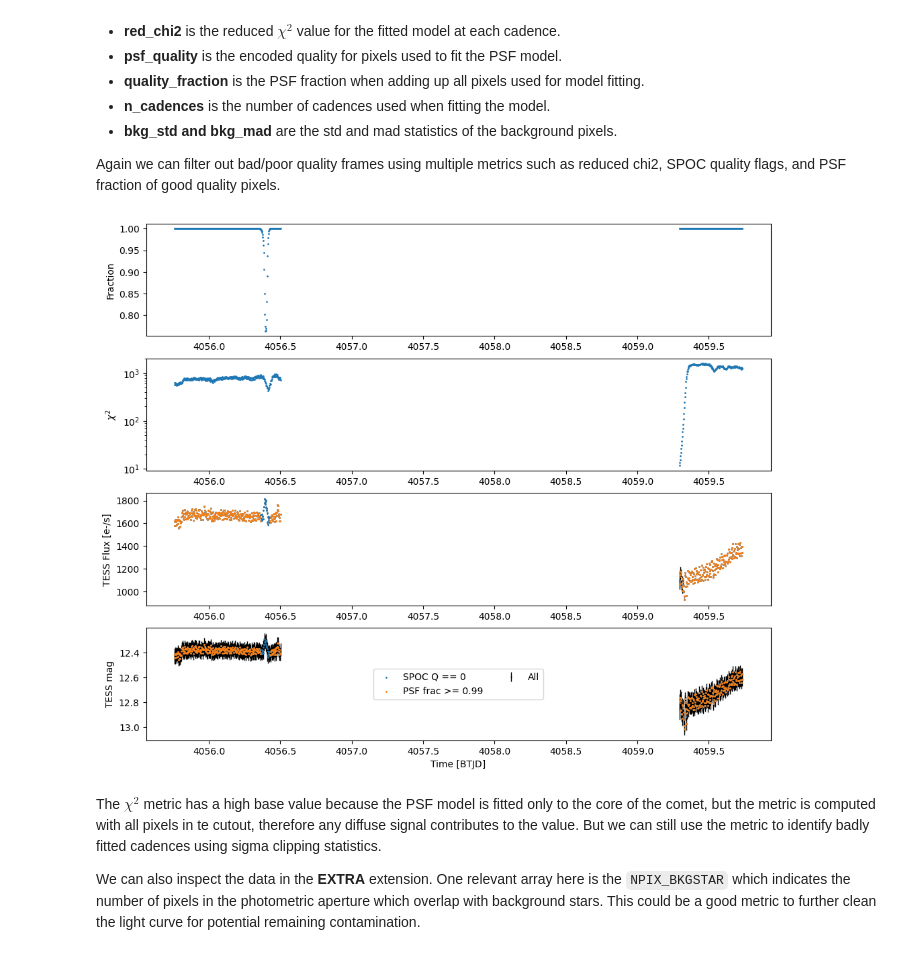
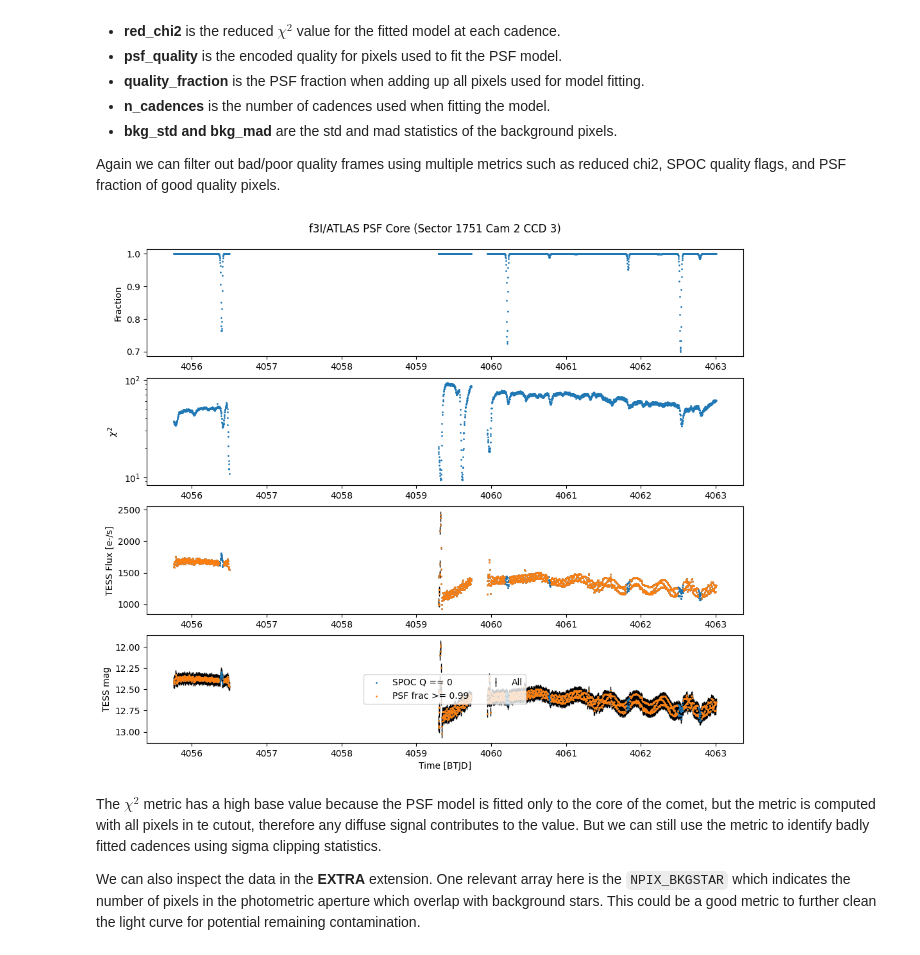
Before and after one commit to tessgi/tess-3i, a Jupyter notebook: notebooks/2026/open_hlsp_data.ipynb, the cells around one changed output. Saved outputs shown, nothing was run; the diff lists cells and outputs as text; code cells hidden in the pictures.

```diff
--- a/notebooks/2026/open_hlsp_data.ipynb
+++ b/notebooks/2026/open_hlsp_data.ipynb
@@ -380,13 +384,13 @@ plt.show()
 We can do similar things with the second aperture light curve (for the core + tail) and the PSF light curve, this time we use the generic file reader from `lightkurve` to load a different HDU extension
 # %%
 lc_total = lk.io.generic.read_generic_lightcurve(
-    "../../data/2026/hlsp_tess-3i_tess_ffi_3iatlas-s1751-cam2-ccd3_tess_v1.1_lc.fits",
+    f"../../data/2026/hlsp_tess-3i_tess_ffi_3iatlas-s1751-cam2-ccd3_tess_v{version}_lc.fits",
     ext=2,
     time_format="btjd",
 )
 
 lc_psf = lk.io.generic.read_generic_lightcurve(
-    "../../data/2026/hlsp_tess-3i_tess_ffi_3iatlas-s1751-cam2-ccd3_tess_v1.1_lc.fits",
+    f"../../data/2026/hlsp_tess-3i_tess_ffi_3iatlas-s1751-cam2-ccd3_tess_v{version}_lc.fits",
     ext=3,
     time_format="btjd",
 )
@@ -419,6 +423,7 @@ The total aperture extension contains the same columns as the core aperture exte
 Again we can filter out bad/poor quality frames using multiple metrics such as reduced chi2, SPOC quality flags, and PSF fraction of good quality pixels.
 # %%
 fig, ax = plt.subplots(4, 1, figsize=(12,10))
+fig.suptitle(f"f3I/ATLAS PSF Core (Sector {1751} Cam {2} CCD {3})", y=0.92)
 
 ax[0].scatter(lc_psf["time"].btjd, lc_psf["quality_fraction"], s=1)
 
@@ -466,34 +471,34 @@ ax[3].errorbar(
     c="k",
 )
 
 mask = (lc_psf["quality"] == 0) #& (lc_psf["psf_quality"] == 0)
 ax[3].scatter(lc_psf["time"][mask].btjd, lc_psf["tessmag"][mask].value, s=1, label="SPOC Q == 0")
 
 mask = (lc_psf["quality_fraction"] >= 0.999)
 ax[3].scatter(lc_psf["time"][mask].btjd, lc_psf["tessmag"][mask].value, s=1, label="PSF frac >= 0.99")
 
 # mask = (lc_psf["red_chi2"] <= 2)
 # ax[3].scatter(lc_psf["time"][mask].btjd, lc_psf["tessmag"][mask].value, s=1, label=r"$\chi^{2}<2$")
 
 # gray bars where the asteroid crosses a background star
 # ax[2].vlines(mtpf.lc["aperture"]["time"][crossing_bkg_star > 2], ymin=13, ymax=25, zorder=-1000000, color="gray", alpha=0.1, lw=0.2)
 
 # ax[0].legend()
 # ax[1].legend()
 ax[3].legend(loc="center", ncols=2)
 # ax[2].set_ylim(-10, 200)
 # ax[3].set_ylim(14,18)
 ax[-1].set_xlabel("Time [BTJD]")
 ax[0].set_ylabel("Fraction")
 ax[1].set_ylabel(r"$\chi^{2}$")
 ax[2].set_ylabel("TESS Flux [e-/s]")
 ax[3].set_ylabel("TESS mag")
 ax[1].set_yscale("log")
 ax[-1].invert_yaxis()
 
 plt.show()
 # %% [output]
-[figure, old version]
+[figure, new version]
 # %% [markdown]
 The $\chi^2$ metric has a high base value because the PSF model is fitted only to the core of the comet, but the metric is computed with all pixels in te cutout, therefore any diffuse signal contributes to the value. But we can still use the metric to identify badly fitted cadences using sigma clipping statistics.
 
```
Also changed, not shown: parts of 21 cells of this notebook, 11 other files.
